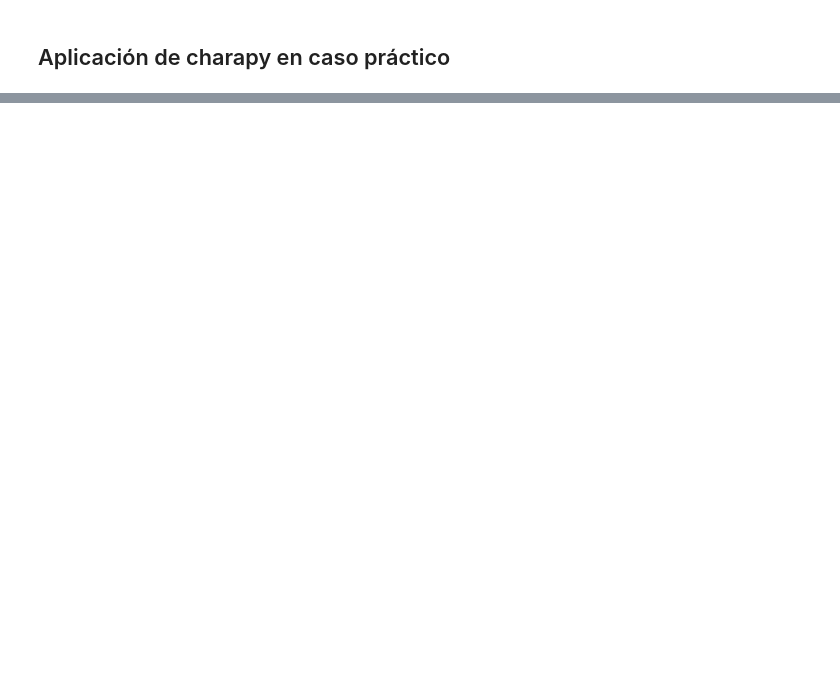
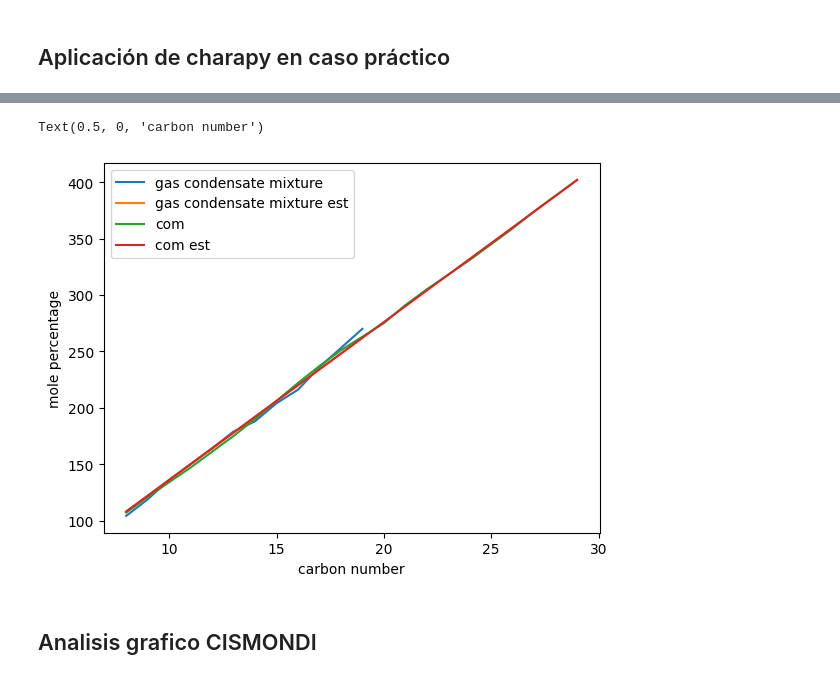
Before and after one commit to MarlenGabrich/Charapy, a Jupyter notebook: apply_charapy.ipynb, the cells around one changed output, grey strips where cells are left out. Cells and saved outputs as stored; diff of their text form; code cells hidden in the pictures; blank space fills up the shorter version.

```diff
--- a/apply_charapy.ipynb
+++ b/apply_charapy.ipynb
@@ -166,0 +107,18 @@ dat
+# %%
+mw1_est_ped = dped.p_molecular_weight(cn1)
+mw2_est_ped = dped.p_molecular_weight(cn2)
+# %%
+pl.plot(cn1,mw1,label='gas condensate mixture')
+pl.plot(cn1,mw1_est_ped,label='gas condensate mixture est')
+
+pl.plot(cn2,mw2,label='com')
+pl.plot(cn2,mw2_est_ped,label='com est')
+
+pl.legend(loc='upper left')
+pl.ylabel('mole percentage')
+pl.xlabel('carbon number')
+# %% [output]
+Text(0.5, 0, 'carbon number')
+[figure, added]
+# %% [markdown]
+## Analisis grafico CISMONDI
```
Also changed, not shown: parts of 49 cells of this notebook.
